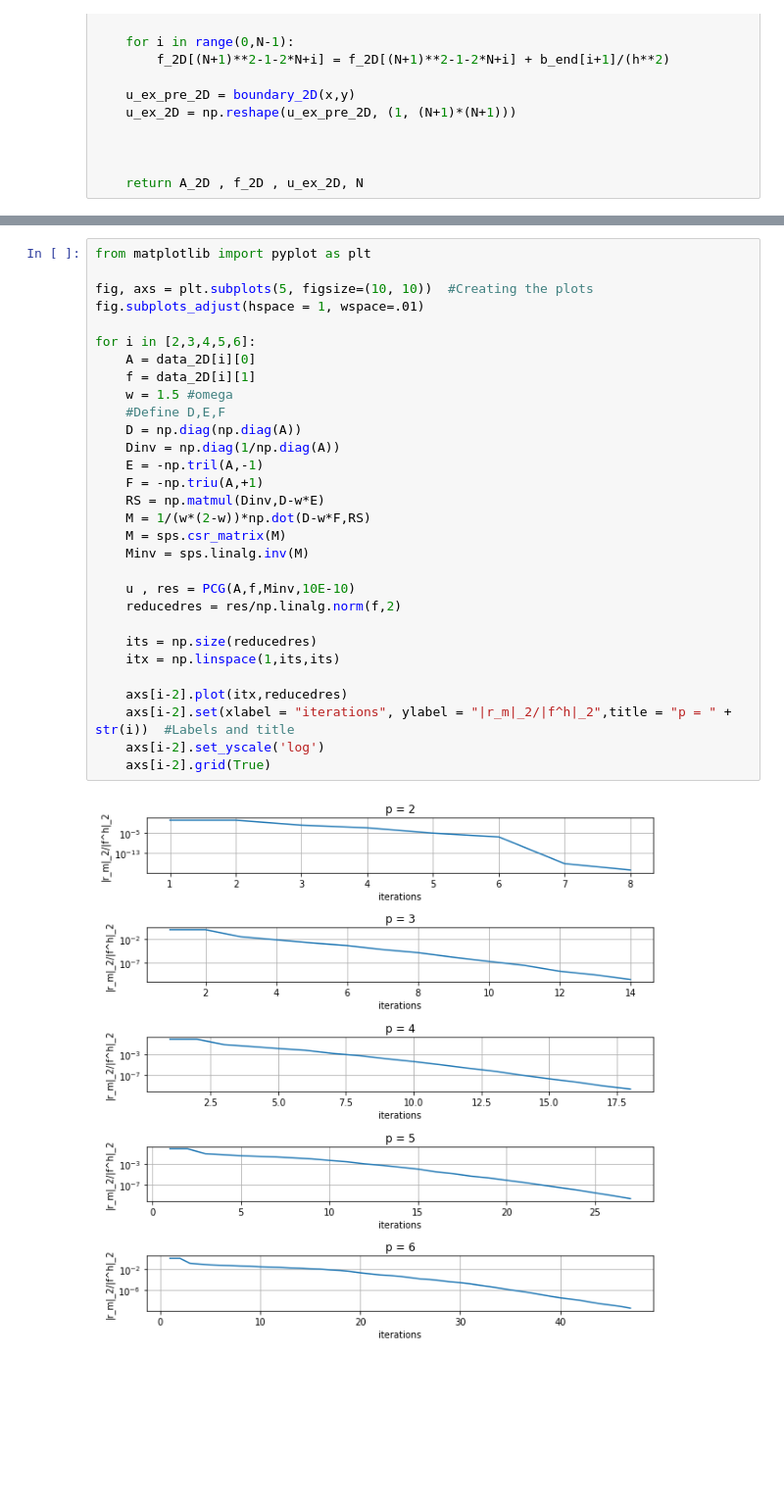
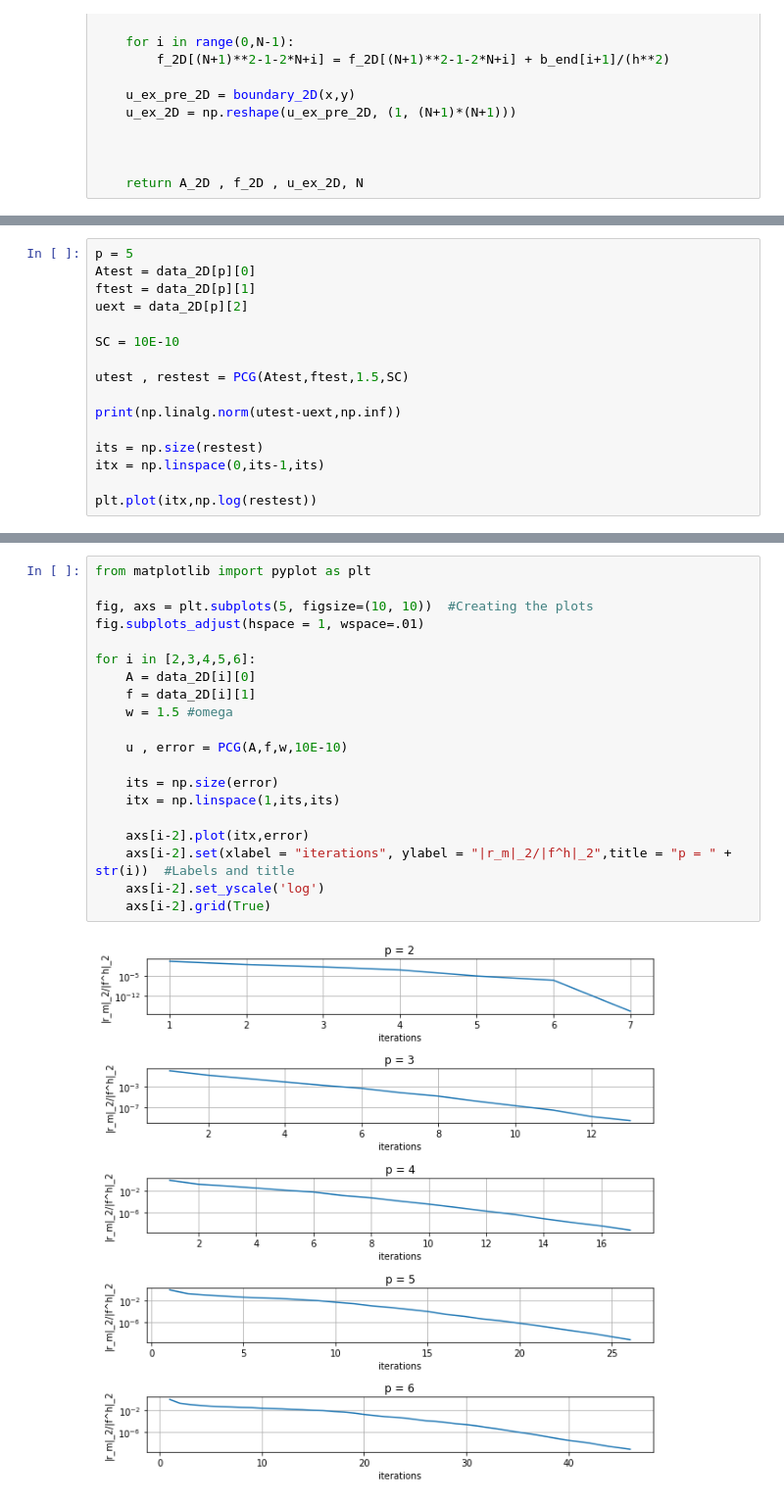
Before and after one commit to bjarkeh97/Scientific_Computing_project, a Jupyter notebook: Problem 6.ipynb, the cells around one changed output, grey strips where cells are left out. Shown: that part at 98% size. Saved outputs shown, nothing was run; the diff lists cells and outputs as text; blank space fills up the shorter version.

```diff
--- a/Problem 6.ipynb
+++ b/Problem 6.ipynb
@@ -153,0 +166,16 @@ def PCG(A,f,Minv,StopCrit):
+# %%
+p = 5
+Atest = data_2D[p][0]
+ftest = data_2D[p][1]
+uext = data_2D[p][2]
+
+SC = 10E-10
+
+utest , restest = PCG(Atest,ftest,1.5,SC)
+
+print(np.linalg.norm(utest-uext,np.inf))
+
+its = np.size(restest)
+itx = np.linspace(0,its-1,its)
+
+plt.plot(itx,np.log(restest))
@@ -154,32 +186,22 @@ def PCG(A,f,Minv,StopCrit):
 # %%
 from matplotlib import pyplot as plt
 
 fig, axs = plt.subplots(5, figsize=(10, 10))  #Creating the plots
 fig.subplots_adjust(hspace = 1, wspace=.01)
 
 for i in [2,3,4,5,6]:
     A = data_2D[i][0]
     f = data_2D[i][1]
     w = 1.5 #omega
-    #Define D,E,F
-    D = np.diag(np.diag(A))
-    Dinv = np.diag(1/np.diag(A))
-    E = -np.tril(A,-1)
-    F = -np.triu(A,+1)
-    RS = np.matmul(Dinv,D-w*E)
-    M = 1/(w*(2-w))*np.dot(D-w*F,RS)
-    M = sps.csr_matrix(M)
-    Minv = sps.linalg.inv(M)
 
-    u , res = PCG(A,f,Minv,10E-10)
-    reducedres = res/np.linalg.norm(f,2)
+    u , error = PCG(A,f,w,10E-10)
 
-    its = np.size(reducedres)
+    its = np.size(error)
     itx = np.linspace(1,its,its)
 
-    axs[i-2].plot(itx,reducedres)
+    axs[i-2].plot(itx,error)
     axs[i-2].set(xlabel = "iterations", ylabel = "|r_m|_2/|f^h|_2",title = "p = " + str(i))  #Labels and title
     axs[i-2].set_yscale('log')
     axs[i-2].grid(True)
 # %% [output]
-[figure, old version]
+[figure, new version]
```
Also changed, not shown: parts of 10 cells of this notebook.
